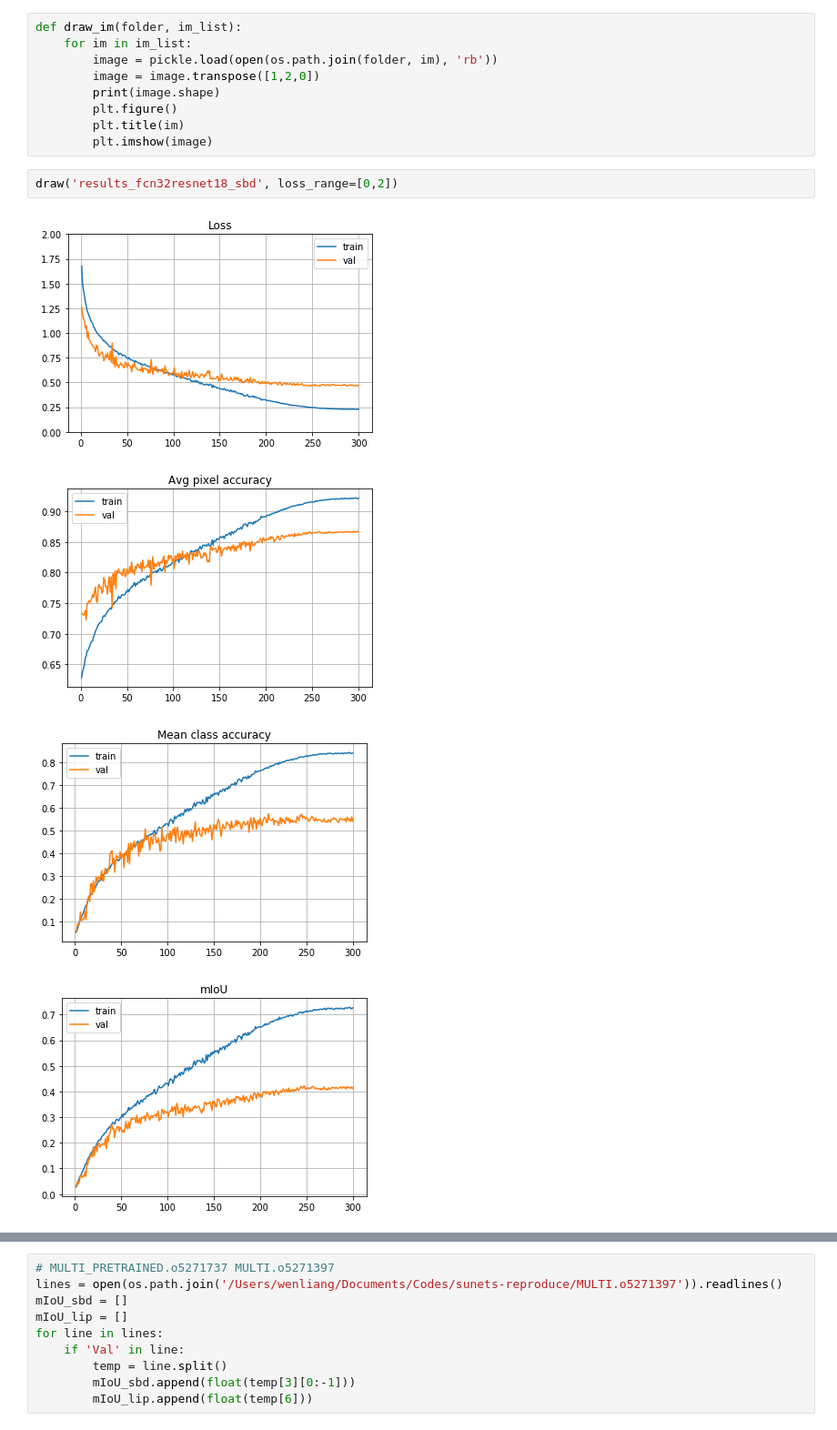
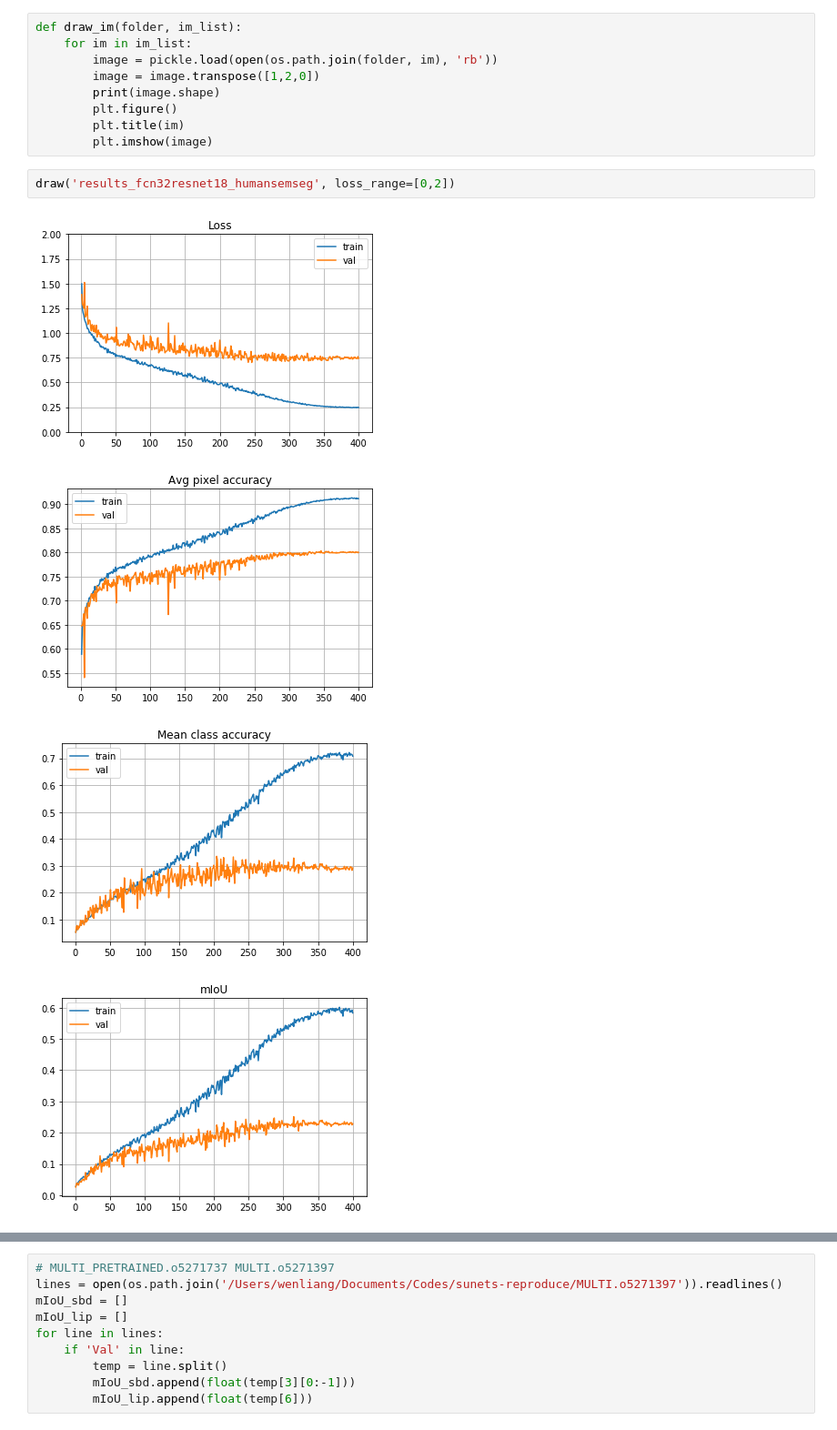
Before and after one commit to wenliangdai/msc-project, a Jupyter notebook: visualisation.ipynb, the cells around one changed output, grey strips where cells are left out. Shown: that part at 91% size. Drawn from its saved outputs; the diff is of its cells as text.

```diff
--- a/visualisation.ipynb
+++ b/visualisation.ipynb
@@ -149,10 +149,10 @@ def draw_im(folder, im_list):
         plt.title(im)
         plt.imshow(image)
 # %%
-draw('results_fcn32resnet18_sbd', loss_range=[0,2])
+draw('results_fcn32resnet18_humansemseg', loss_range=[0,2])
 # %% [output]
-[figure, old version]
+[figure, new version]
-[figure, old version]
+[figure, new version]
-[figure, old version]
+[figure, new version]
-[figure, old version]
+[figure, new version]
 # %%
```
Also changed, not shown: parts of 1 cell of this notebook, 1 other file.
